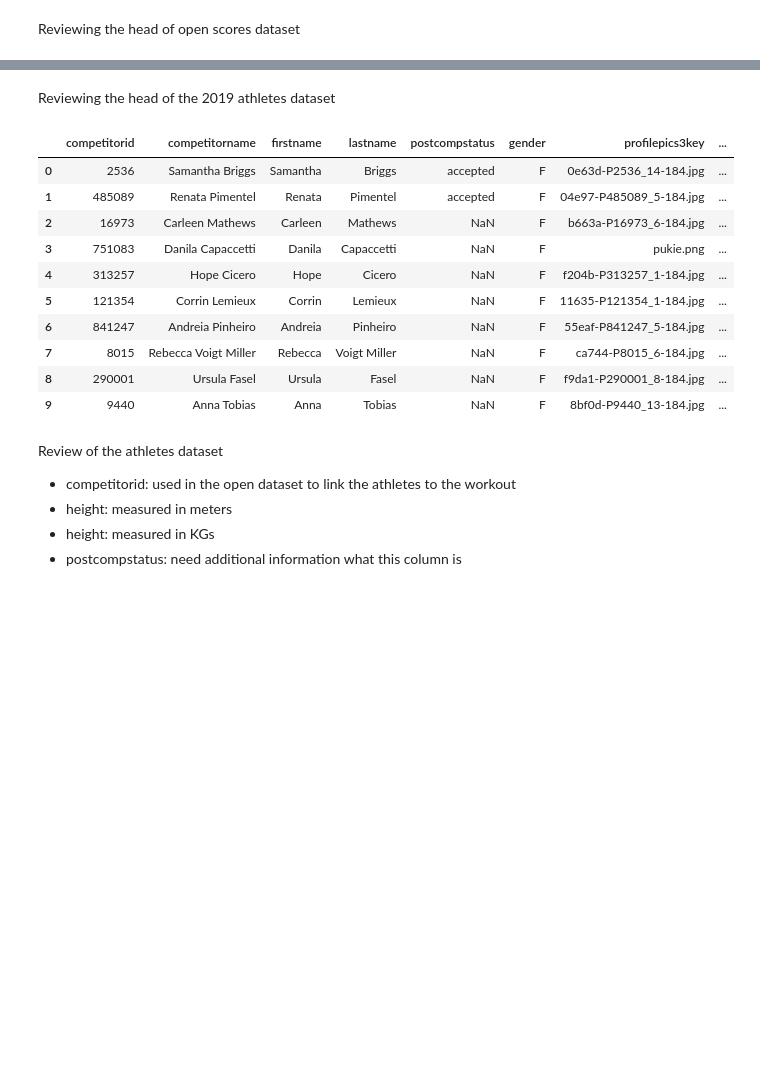
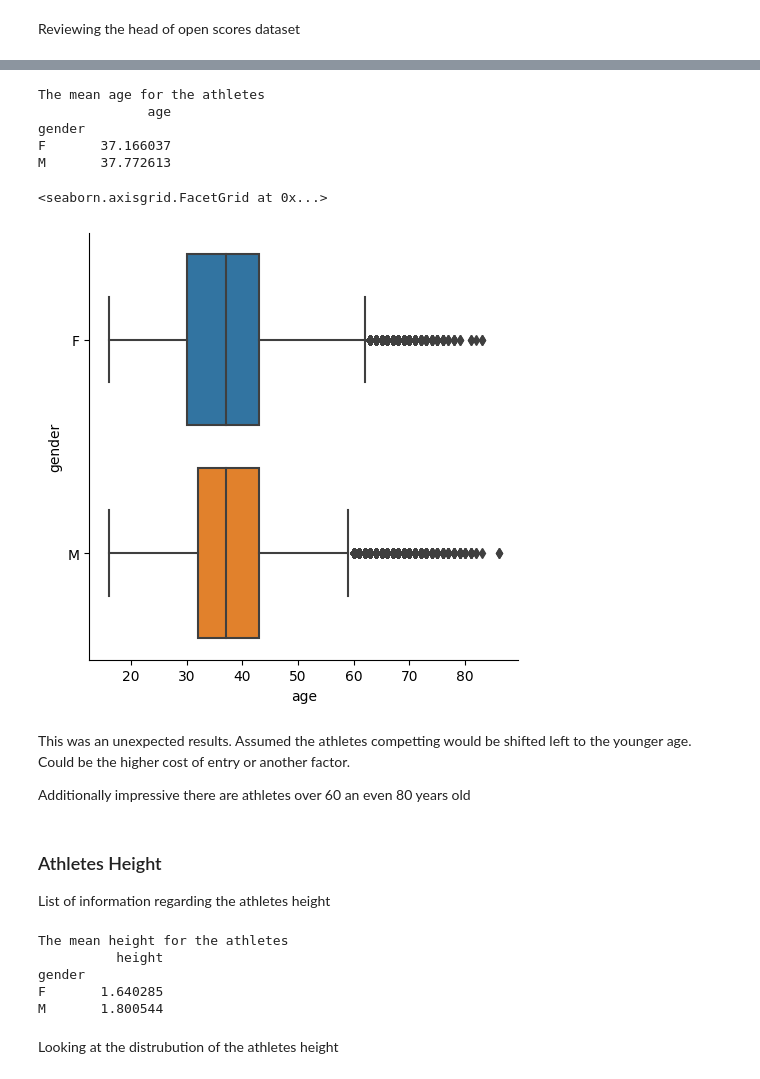
Before and after one commit to erictlong/2019-Crossfit-Games-, a Jupyter notebook: crossfit.ipynb, the cells around one changed output, grey strips where cells are left out. Cells and saved outputs as stored; diff of their text form; code cells hidden in the pictures; blank space fills up the shorter version.

Commit message:
Add analyst into athletes

```diff
--- a/crossfit.ipynb
+++ b/crossfit.ipynb
@@ -58,22 +122,35 @@ Additional work will have to be spent in the time column. NAN will need to add t
+# %%
+print(f'The mean age for the athletes')
+
+print(open_athletes[["gender", "age"]].groupby("gender").mean())
+# %% [output]
+The mean age for the athletes
+              age
+gender
+F       37.166037
+M       37.772613
+# %%
+sns.catplot(data=open_athletes, x="age", y="gender", kind="box")
+# %% [output]
+<seaborn.axisgrid.FacetGrid at 0x...>
+[figure, added]
+# %% [markdown]
+This was an unexpected results. Assumed the athletes competting would be shifted left to the younger age. Could be the higher cost of entry or another factor.
+
+Additionally impressive there are athletes over 60 an even 80 years old
+# %% [markdown]
+### Athletes Height
+
+List of information regarding the athletes height
+# %%
+print(f'The mean height for the athletes')
+
+print(open_athletes[["gender", "height"]].groupby("gender").mean())
+# %% [output]
+The mean height for the athletes
+          height
+gender
+F       1.640285
+M       1.800544
 # %% [markdown]
-Reviewing the head of the 2019 athletes dataset
+Looking at the distrubution of the athletes height
-# %%
-open_athletes.head(10)
-# %% [output]
-|  | competitorid | competitorname | firstname | lastname | postcompstatus | gender | profilepics3key | ... |
-| 0 | 2536 | Samantha Briggs | Samantha | Briggs | accepted | F | 0e63d-P2536_14-184.jpg | ... |
-| 1 | 485089 | Renata Pimentel | Renata | Pimentel | accepted | F | 04e97-P485089_5-184.jpg | ... |
-| 2 | 16973 | Carleen Mathews | Carleen | Mathews | NaN | F | b663a-P16973_6-184.jpg | ... |
-| 3 | 751083 | Danila Capaccetti | Danila | Capaccetti | NaN | F | pukie.png | ... |
-| 4 | 313257 | Hope Cicero | Hope | Cicero | NaN | F | f204b-P313257_1-184.jpg | ... |
-| 5 | 121354 | Corrin Lemieux | Corrin | Lemieux | NaN | F | 11635-P121354_1-184.jpg | ... |
-| 6 | 841247 | Andreia Pinheiro | Andreia | Pinheiro | NaN | F | 55eaf-P841247_5-184.jpg | ... |
-| 7 | 8015 | Rebecca Voigt Miller | Rebecca | Voigt Miller | NaN | F | ca744-P8015_6-184.jpg | ... |
-| 8 | 290001 | Ursula Fasel | Ursula | Fasel | NaN | F | f9da1-P290001_8-184.jpg | ... |
-| 9 | 9440 | Anna Tobias | Anna | Tobias | NaN | F | 8bf0d-P9440_13-184.jpg | ... |
-# %% [markdown]
-Review of the athletes dataset
-- competitorid: used in the open dataset to link the athletes to the workout
-- height: measured in meters
-- height: measured in KGs
-- postcompstatus: need additional information what this column is
```
Also changed, not shown: parts of 21 cells of this notebook, 1 other file.
